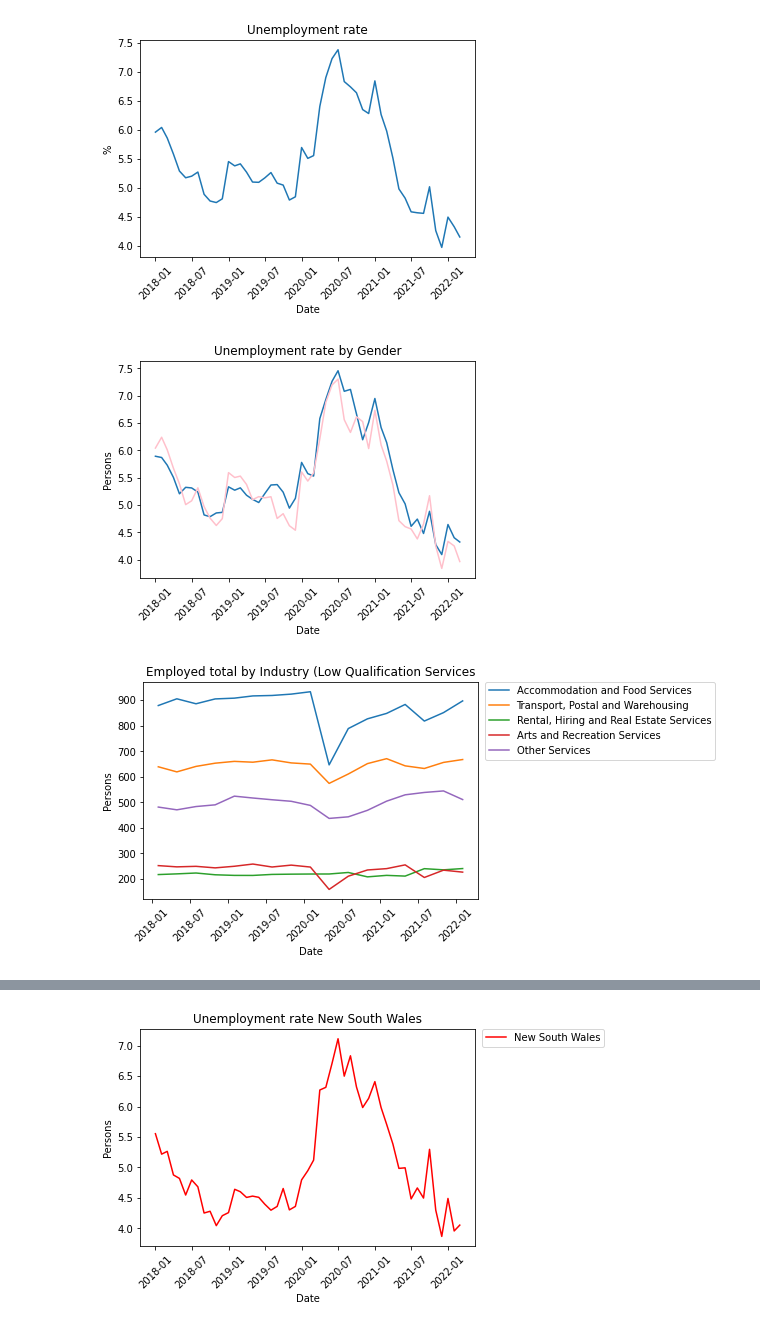
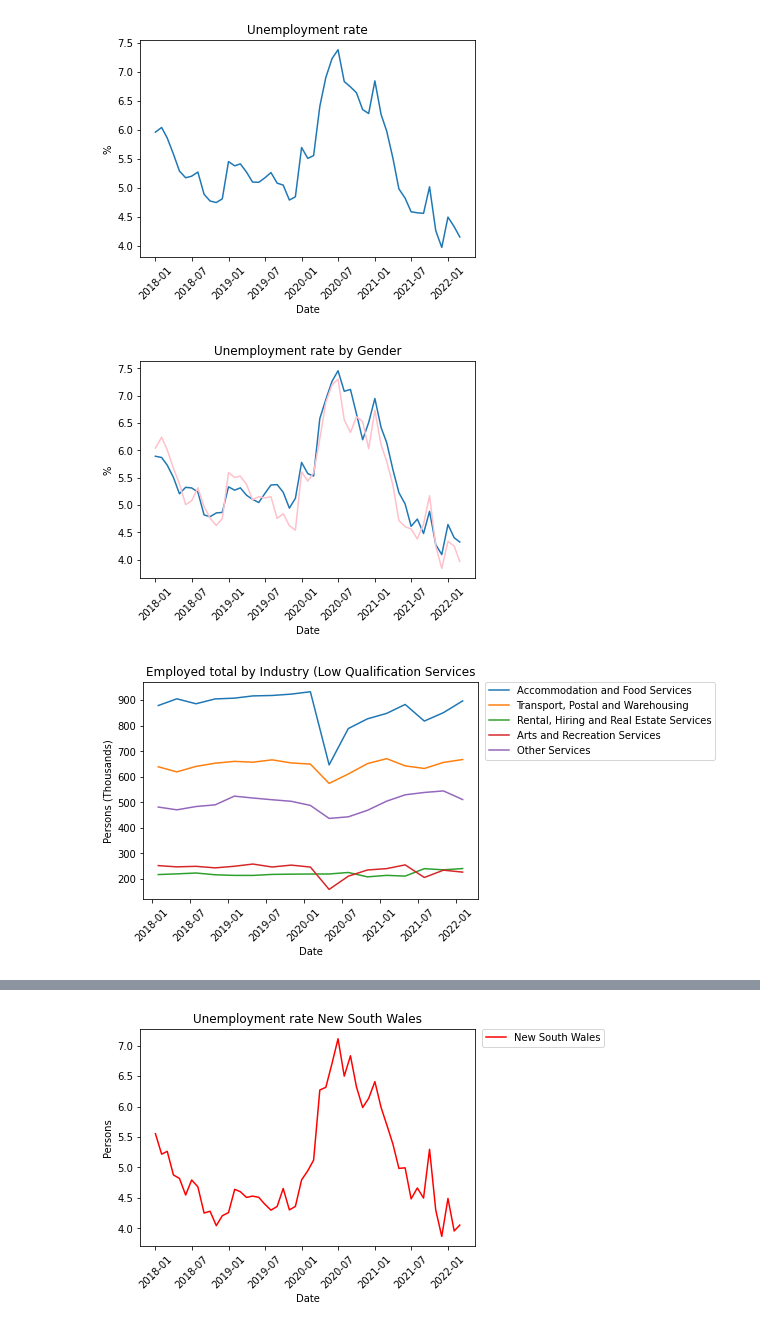
Before and after one commit to CarmenK2/GroupProject1, a Jupyter notebook: Project1_unemployment.ipynb, the cells around one changed output, grey strips where cells are left out. Drawn from its saved outputs; the diff is of its cells as text; code cells hidden in the pictures.

```diff
--- a/Project1_unemployment.ipynb
+++ b/Project1_unemployment.ipynb
@@ -192,27 +193,29 @@ plt.plot(country_data["Date"], country_data["Unemployment rate ;  > Males ;"])
 plt.plot(country_data["Date"], country_data["Unemployment rate ;  > Females ;"],color="pink")
 plt.title('Unemployment rate by Gender')
 plt.xlabel('Date')
-plt.ylabel('Persons')
+plt.ylabel('%')
 plt.xticks(rotation=45)
+plt.savefig("Images/unemployement_rate_gender.png")
 plt.show()
 # %% [output]
-[figure, old version]
+[figure, new version]
 # %%
 
 
 plt.plot(industry_data["Date"], industry_data['Accommodation and Food Services ;  Employed total ;.1'], label='Accommodation and Food Services')
 plt.plot(industry_data["Date"], industry_data['Transport, Postal and Warehousing ;  Employed total ;.1'], label='Transport, Postal and Warehousing')
 plt.plot(industry_data["Date"], industry_data['Rental, Hiring and Real Estate Services ;  Employed total ;.1'], label='Rental, Hiring and Real Estate Services')
 plt.plot(industry_data["Date"], industry_data['Arts and Recreation Services ;  Employed total ;.1'], label='Arts and Recreation Services')
 plt.plot(industry_data["Date"], industry_data['Other Services ;  Employed total ;.1'], label='Other Services')
 plt.legend(bbox_to_anchor=(1.02, 1), loc='upper left', borderaxespad=0)
 plt.title('Employed total by Industry (Low Qualification Services')
 plt.xlabel('Date')
 plt.xticks(rotation=45)
-plt.ylabel('Persons')
+plt.ylabel('Persons (Thousands)')
+plt.savefig("Images/Low_qualification.png", bbox_inches='tight')
 plt.show()
 # %% [output]
-[figure, old version]
+[figure, new version]
 # %%
 plt.plot(industry_data["Date"], industry_data['Agriculture, Forestry and Fishing ;  Employed total ;.1'], label="Agriculture,Forestry and Fishing")
 plt.plot(industry_data["Date"], industry_data['Mining ;  Employed total ;.1'], label="Mining")
```
Also changed, not shown: parts of 7 cells of this notebook.
